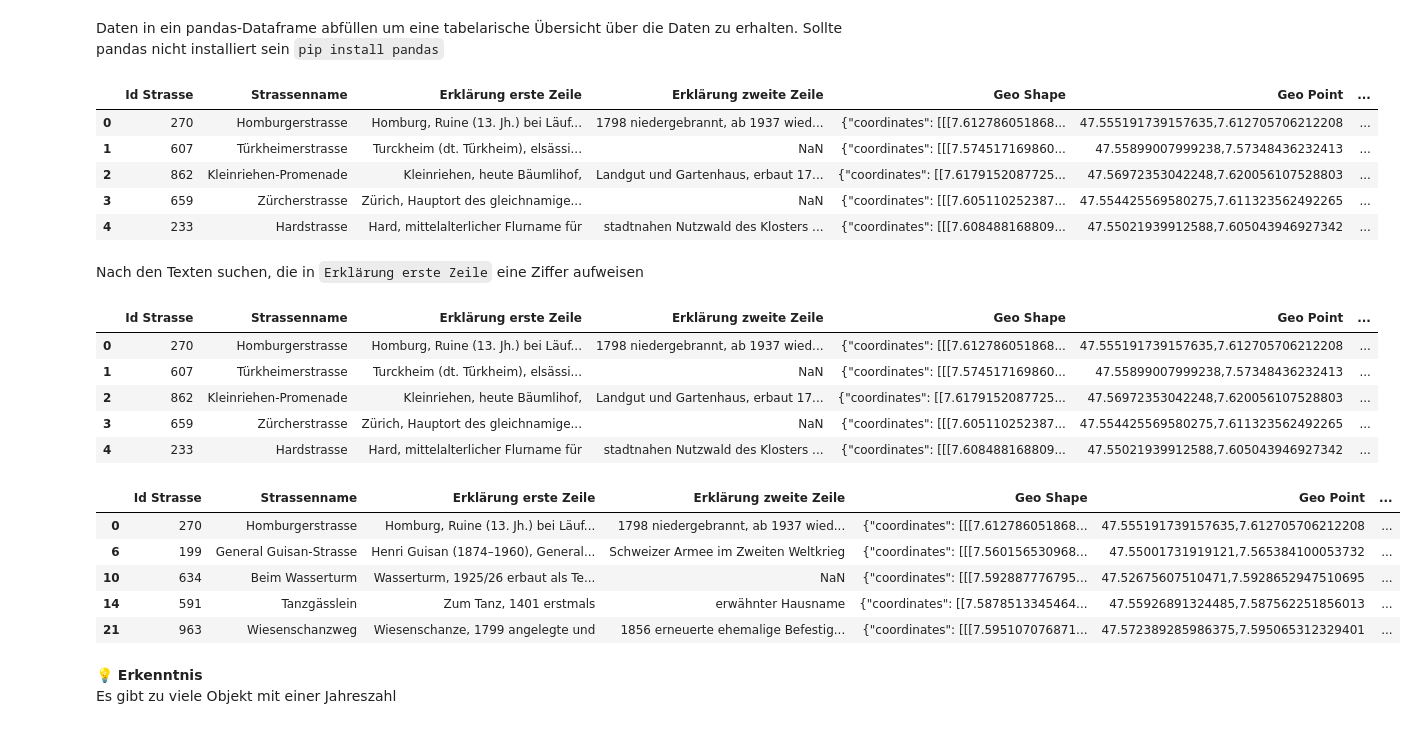
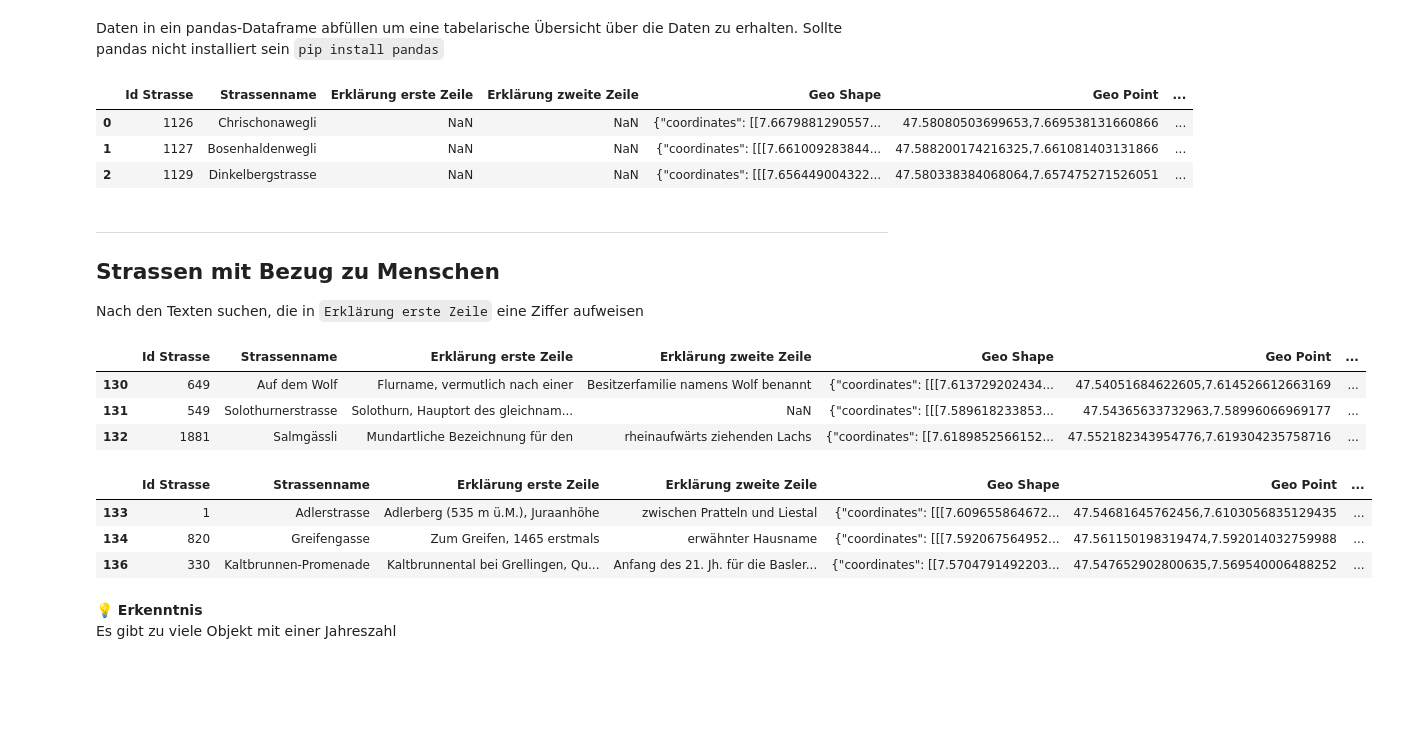
Before and after one commit to CaptainInler/cassda-zertifikatsarbeit, a Jupyter notebook: Datapreparation/dp-StrassenBS-Menschen.ipynb, the cells around one changed output. Drawn from its saved outputs; the diff is of its cells as text; code cells hidden in the pictures; blank space fills up the shorter version.

```diff
--- a/Datapreparation/dp-StrassenBS-Menschen.ipynb
+++ b/Datapreparation/dp-StrassenBS-Menschen.ipynb
@@ -13,37 +14,33 @@ Sollte pandas nicht installiert sein `pip install pandas`
 import pandas as pd
 
 df = pd.read_csv(url, sep=';')
-df.head()
+df.head(3)
 # %% [output]
 |  | Id Strasse | Strassenname | Erklärung erste Zeile | Erklärung zweite Zeile | Geo Shape | Geo Point | ... |
-| 0 | 270 | Homburgerstrasse | Homburg, Ruine (13. Jh.) bei Läuf... | 1798 niedergebrannt, ab 1937 wied... | {"coordinates": [[[7.612786051868... | 47.555191739157635,7.612705706212208 | ... |
-| 1 | 607 | Türkheimerstrasse | Turckheim (dt. Türkheim), elsässi... | NaN | {"coordinates": [[[7.574517169860... | 47.55899007999238,7.57348436232413 | ... |
-| 2 | 862 | Kleinriehen-Promenade | Kleinriehen, heute Bäumlihof, | Landgut und Gartenhaus, erbaut 17... | {"coordinates": [[7.6179152087725... | 47.56972353042248,7.620056107528803 | ... |
-| 3 | 659 | Zürcherstrasse | Zürich, Hauptort des gleichnamige... | NaN | {"coordinates": [[[7.605110252387... | 47.554425569580275,7.611323562492265 | ... |
-| 4 | 233 | Hardstrasse | Hard, mittelalterlicher Flurname für | stadtnahen Nutzwald des Klosters ... | {"coordinates": [[[7.608488168809... | 47.55021939912588,7.605043946927342 | ... |
+| 0 | 1126 | Chrischonawegli | NaN | NaN | {"coordinates": [[7.6679881290557... | 47.58080503699653,7.669538131660866 | ... |
+| 1 | 1127 | Bosenhaldenwegli | NaN | NaN | {"coordinates": [[[7.661009283844... | 47.588200174216325,7.661081403131866 | ... |
+| 2 | 1129 | Dinkelbergstrasse | NaN | NaN | {"coordinates": [[[7.656449004322... | 47.580338384068064,7.657475271526051 | ... |
 # %% [markdown]
+---
+## Strassen mit Bezug zu Menschen
 Nach den Texten suchen, die in `Erklärung erste Zeile` eine Ziffer aufweisen
 # %%
 a = df.query("`Erklärung erste Zeile`.notnull()")
-a.head()
+a.head(3)
 # %% [output]
 |  | Id Strasse | Strassenname | Erklärung erste Zeile | Erklärung zweite Zeile | Geo Shape | Geo Point | ... |
-| 0 | 270 | Homburgerstrasse | Homburg, Ruine (13. Jh.) bei Läuf... | 1798 niedergebrannt, ab 1937 wied... | {"coordinates": [[[7.612786051868... | 47.555191739157635,7.612705706212208 | ... |
-| 1 | 607 | Türkheimerstrasse | Turckheim (dt. Türkheim), elsässi... | NaN | {"coordinates": [[[7.574517169860... | 47.55899007999238,7.57348436232413 | ... |
-| 2 | 862 | Kleinriehen-Promenade | Kleinriehen, heute Bäumlihof, | Landgut und Gartenhaus, erbaut 17... | {"coordinates": [[7.6179152087725... | 47.56972353042248,7.620056107528803 | ... |
-| 3 | 659 | Zürcherstrasse | Zürich, Hauptort des gleichnamige... | NaN | {"coordinates": [[[7.605110252387... | 47.554425569580275,7.611323562492265 | ... |
-| 4 | 233 | Hardstrasse | Hard, mittelalterlicher Flurname für | stadtnahen Nutzwald des Klosters ... | {"coordinates": [[[7.608488168809... | 47.55021939912588,7.605043946927342 | ... |
+| 130 | 649 | Auf dem Wolf | Flurname, vermutlich nach einer | Besitzerfamilie namens Wolf benannt | {"coordinates": [[[7.613729202434... | 47.54051684622605,7.614526612663169 | ... |
+| 131 | 549 | Solothurnerstrasse | Solothurn, Hauptort des gleichnam... | NaN | {"coordinates": [[[7.589618233853... | 47.54365633732963,7.58996066969177 | ... |
+| 132 | 1881 | Salmgässli | Mundartliche Bezeichnung für den | rheinaufwärts ziehenden Lachs | {"coordinates": [[7.6189852566152... | 47.552182343954776,7.619304235758716 | ... |
 # %%
 dfnumber = a[a["Erklärung erste Zeile"].str.contains('[0-9]')]
 # %%
-dfnumber.head(5)
+dfnumber.head(3)
 # %% [output]
 |  | Id Strasse | Strassenname | Erklärung erste Zeile | Erklärung zweite Zeile | Geo Shape | Geo Point | ... |
-| 0 | 270 | Homburgerstrasse | Homburg, Ruine (13. Jh.) bei Läuf... | 1798 niedergebrannt, ab 1937 wied... | {"coordinates": [[[7.612786051868... | 47.555191739157635,7.612705706212208 | ... |
-| 6 | 199 | General Guisan-Strasse | Henri Guisan (1874–1960), General... | Schweizer Armee im Zweiten Weltkrieg | {"coordinates": [[[7.560156530968... | 47.55001731919121,7.565384100053732 | ... |
-| 10 | 634 | Beim Wasserturm | Wasserturm, 1925/26 erbaut als Te... | NaN | {"coordinates": [[[7.592887776795... | 47.52675607510471,7.5928652947510695 | ... |
-| 14 | 591 | Tanzgässlein | Zum Tanz, 1401 erstmals | erwähnter Hausname | {"coordinates": [[7.5878513345464... | 47.55926891324485,7.587562251856013 | ... |
-| 21 | 963 | Wiesenschanzweg | Wiesenschanze, 1799 angelegte und | 1856 erneuerte ehemalige Befestig... | {"coordinates": [[[7.595107076871... | 47.572389285986375,7.595065312329401 | ... |
+| 133 | 1 | Adlerstrasse | Adlerberg (535 m ü.M.), Juraanhöhe | zwischen Pratteln und Liestal | {"coordinates": [[[7.609655864672... | 47.54681645762456,7.6103056835129435 | ... |
+| 134 | 820 | Greifengasse | Zum Greifen, 1465 erstmals | erwähnter Hausname | {"coordinates": [[[7.592067564952... | 47.561150198319474,7.592014032759988 | ... |
+| 136 | 330 | Kaltbrunnen-Promenade | Kaltbrunnental bei Grellingen, Qu... | Anfang des 21. Jh. für die Basler... | {"coordinates": [[7.5704791492203... | 47.547652902800635,7.569540006488252 | ... |
 # %% [markdown]
 **💡 Erkenntnis**
 Es gibt zu viele Objekt mit einer Jahreszahl
```
Also changed, not shown: parts of 32 cells of this notebook, 2 other files.
